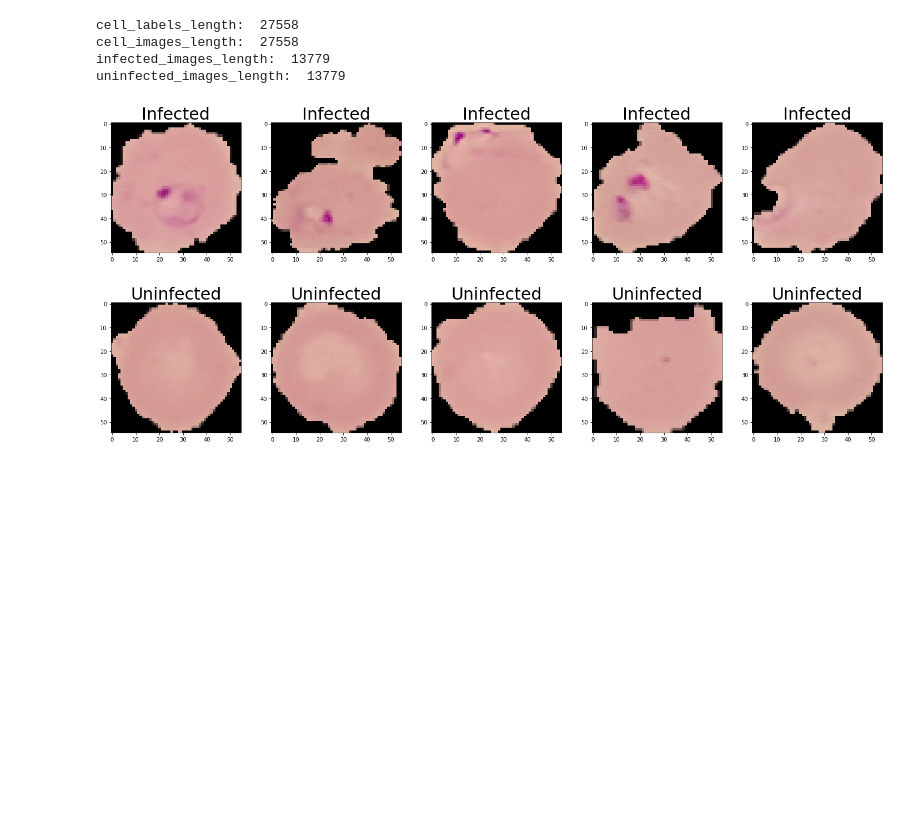
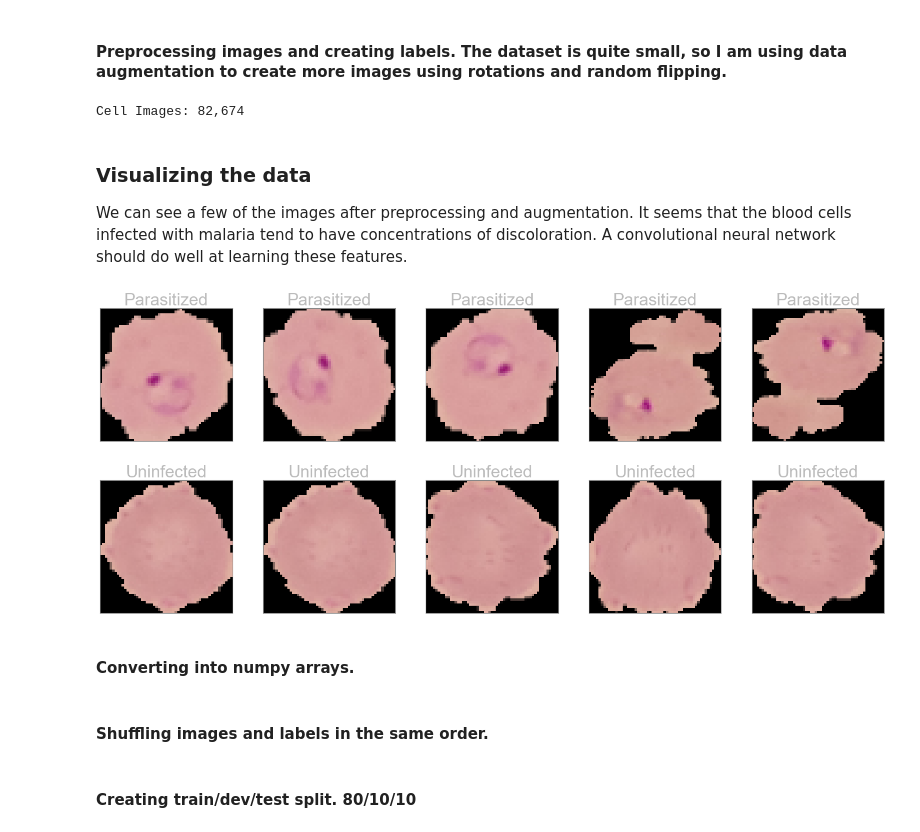
Before and after one commit to jessiemjones/malaria-detection-CNN, a Jupyter notebook: Malaria detection.ipynb, the cells around one changed output. Cells and saved outputs as stored; diff of their text form; code cells hidden in the pictures; blank space fills up the shorter version.

```diff
--- a/Malaria detection.ipynb
+++ b/Malaria detection.ipynb
@@ -46,40 +44,56 @@ def preprocess_image(image):
 def load_and_preprocess_image(path):
     image = tf.io.read_file(path)
     return preprocess_image(image)
-# %%
-for item in all_infected_paths:
-    final_image = load_and_preprocess_image(item)
-    infected.append(final_image)
-    cell_images.append(final_image)
-    cell_labels.append(1)
-
-for item in all_uninfected_paths:
-    final_image = load_and_preprocess_image(item)
-    uninfected.append(final_image)
-    cell_images.append(final_image)
-    cell_labels.append(0)
-# %%
-print("cell_labels_length: ", len(cell_labels))
-print("cell_images_length: ", len(cell_images))
-print("infected_images_length: ", len(infected))
-print("uninfected_images_length: ", len(uninfected))
-# %% [output]
-cell_labels_length:  27558
-cell_images_length:  27558
-infected_images_length:  13779
-uninfected_images_length:  13779
+# %% [markdown]
+#### Preprocessing images and creating labels.  The dataset is quite small, so I am using data augmentation to create more images using rotations and random flipping.
+# %%
+cell_images = []
+cell_labels = []
+
+for item in all_infected_paths:
+    final_image = load_and_preprocess_image(item)
+    rotated_image = tf.image.rot90(final_image, tf.random.uniform(shape=[], minval=0, maxval=4, dtype=tf.int32))
+    flipped_image = tf.image.random_flip_left_right(final_image)
+    flipped_image = tf.image.random_flip_up_down(flipped_image)
+    cell_images.append(final_image)
+    cell_images.append(rotated_image)
+    cell_images.append(flipped_image)
+    cell_labels.append(1)
+    cell_labels.append(1)
+    cell_labels.append(1)
+
+for item in all_uninfected_paths:
+    final_image = load_and_preprocess_image(item)
+    rotated_image = tf.image.rot90(final_image, tf.random.uniform(shape=[], minval=0, maxval=4, dtype=tf.int32))
+    flipped_image = tf.image.random_flip_left_right(final_image)
+    flipped_image = tf.image.random_flip_up_down(flipped_image)
+    cell_images.append(final_image)
+    cell_images.append(rotated_image)
+    cell_images.append(flipped_image)
+    cell_labels.append(0)
+    cell_labels.append(0)
+    cell_labels.append(0)
+# %%
+print("Cell Images: ", len(cell_images))
+# %% [output]
+Cell Images: 82,674
+# %% [markdown]
+### Visualizing the data
+We can see a few of the images after preprocessing and augmentation.  It seems that the blood cells infected with malaria tend to have concentrations of discoloration.  A convolutional neural network should do well at learning these features.
 # %%
 def visualize_images(imgs, title):
     plt.figure(figsize=(25,25))
     for i in range(5):
         plt.subplot(5,5, i+1)
-        plt.grid(False)
         plt.imshow(imgs[i])
         plt.title(title,fontsize=30)
+        plt.xticks([]) , plt.yticks([])
     plt.show()
 
-visualize_images(infected, "Infected")
-visualize_images(uninfected, "Uninfected")
+visualize_images(cell_images, "Parasitized")
+visualize_images(cell_images[len(cell_images)-5:], "Uninfected")
 # %% [output]
-[figure, old version]
+[figure, new version]
-[figure, old version]
+[figure, new version]
+# %% [markdown]
+#### Converting into numpy arrays.
@@ -85,0 +103,2 @@ visualize_images(uninfected, "Uninfected")
+# %% [markdown]
+#### Shuffling images and labels in the same order.
@@ -85,0 +110,2 @@ visualize_images(uninfected, "Uninfected")
+# %% [markdown]
+#### Creating train/dev/test split.  80/10/10
```
Also changed, not shown: parts of 22 cells of this notebook.
